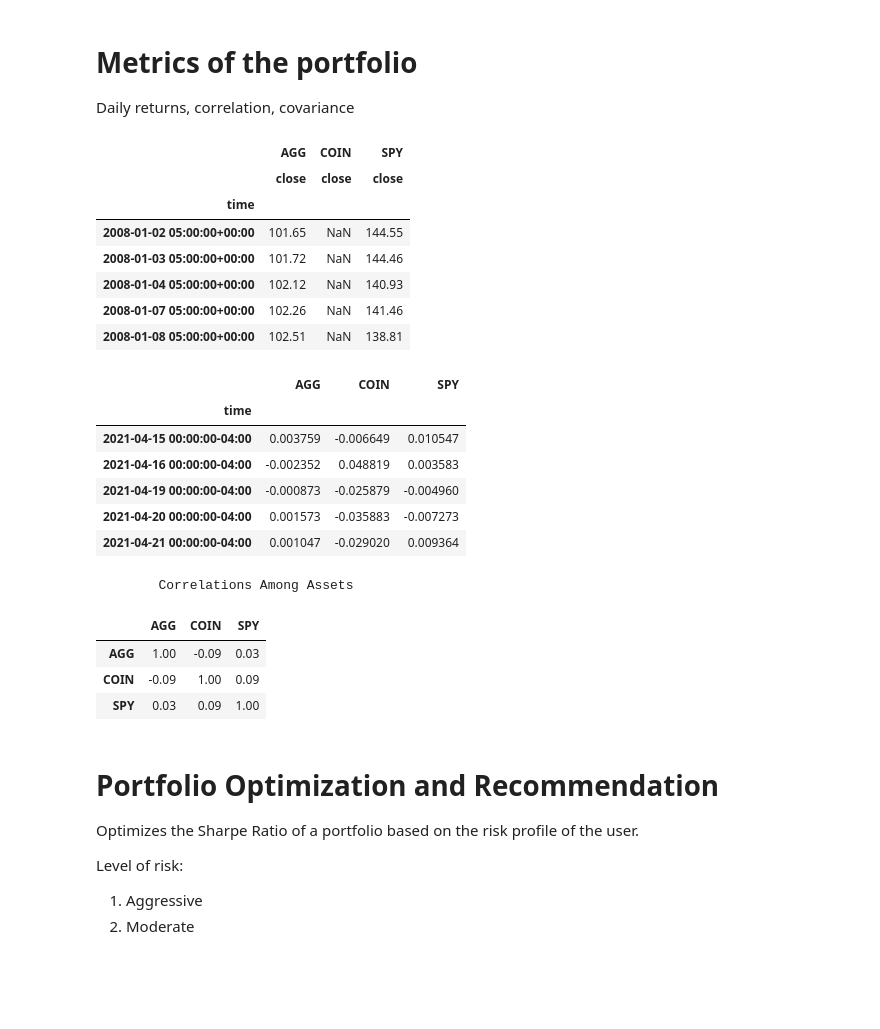
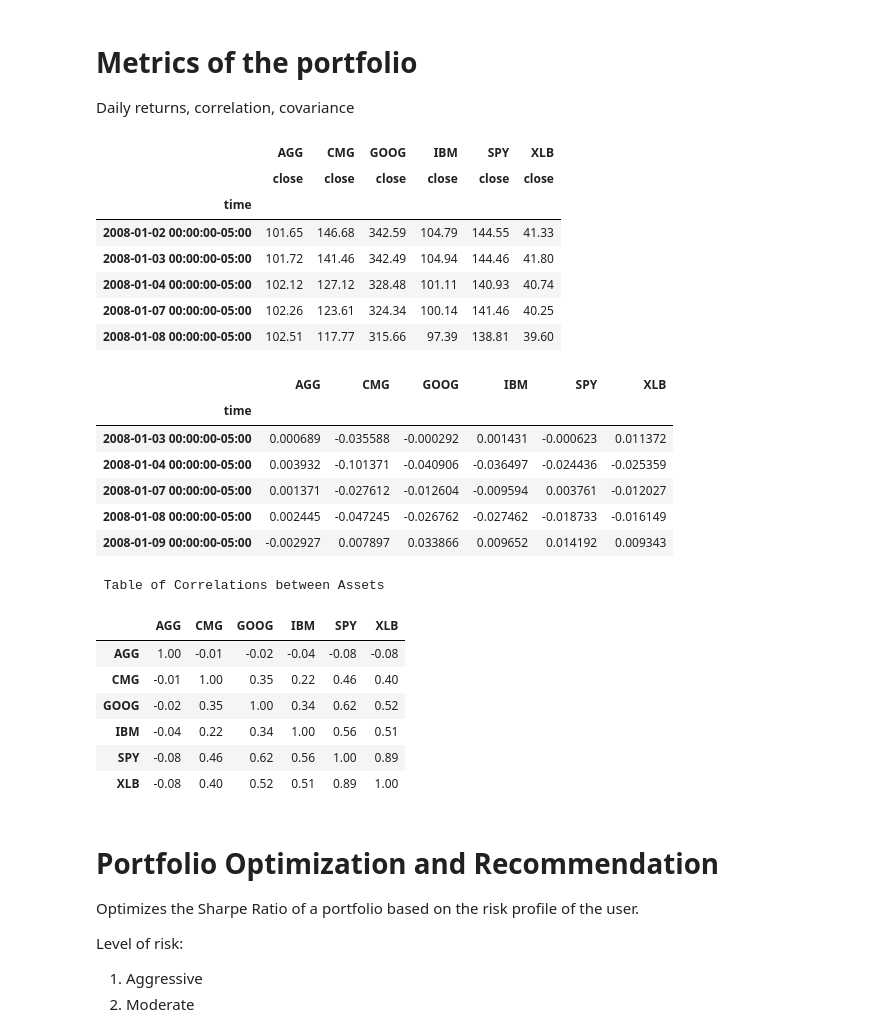
Before and after one commit to woodedlawn/awesome_retirement_portfolio_projector_tool, a Jupyter notebook: awesome_portfolio.ipynb, the cells around one changed output. Saved outputs shown, nothing was run; the diff lists cells and outputs as text; code cells hidden in the pictures; blank space fills up the shorter version.

```diff
--- a/awesome_portfolio.ipynb
+++ b/awesome_portfolio.ipynb
@@ -58,6 +60,0 @@ I plan on retiring in 10.0 years.
-# %%
-#CHANGE IN INITIAL POSITION
-new_quantities=pd.DataFrame({'quantity':[10,20,500,1000]})
-new_quantities
-portfolio_df.update(new_quantities)
-portfolio_df
@@ -116,7 +118,7 @@ def format_date_iso(date):
     return pd.Timestamp(date, tz="America/New_York").isoformat()
 
 # empty DF to hold alpaca data
-all_results_df = pd.DataFrame()
+portfolio_close_prices_df = pd.DataFrame()
 
 
 next_batch_date = first_date
@@ -139,11 +141,11 @@ while num_days_data_needed > 0:
 
     results_batch_df.drop(['open', 'high', 'low', 'volume'], level=1, axis=1, inplace=True)
 
-    all_results_df = pd.concat([all_results_df, results_batch_df])
+    portfolio_close_prices_df = pd.concat([portfolio_close_prices_df, results_batch_df])
     num_days_data_needed -= batch_size
 
-all_results_df.sort_index(inplace=True)
+portfolio_close_prices_df.sort_index(inplace=True)
 
 # Display data
-all_results_df
+portfolio_close_prices_df
 # %% [output]
@@ -231,36 +205,39 @@ portfolio_prices = all_results_df
 # %%
-portfolio_prices.head()
+portfolio_close_prices_df.head()
 # %% [output]
-|  | AGG | COIN | SPY |
-|  | close | close | close |
-| time |  |  |  |
-| 2008-01-02 05:00:00+00:00 | 101.65 | NaN | 144.55 |
-| 2008-01-03 05:00:00+00:00 | 101.72 | NaN | 144.46 |
-| 2008-01-04 05:00:00+00:00 | 102.12 | NaN | 140.93 |
-| 2008-01-07 05:00:00+00:00 | 102.26 | NaN | 141.46 |
-| 2008-01-08 05:00:00+00:00 | 102.51 | NaN | 138.81 |
+|  | AGG | CMG | GOOG | IBM | SPY | XLB |
+|  | close | close | close | close | close | close |
+| time |  |  |  |  |  |  |
+| 2008-01-02 00:00:00-05:00 | 101.65 | 146.68 | 342.59 | 104.79 | 144.55 | 41.33 |
+| 2008-01-03 00:00:00-05:00 | 101.72 | 141.46 | 342.49 | 104.94 | 144.46 | 41.80 |
+| 2008-01-04 00:00:00-05:00 | 102.12 | 127.12 | 328.48 | 101.11 | 140.93 | 40.74 |
+| 2008-01-07 00:00:00-05:00 | 102.26 | 123.61 | 324.34 | 100.14 | 141.46 | 40.25 |
+| 2008-01-08 00:00:00-05:00 | 102.51 | 117.77 | 315.66 | 97.39 | 138.81 | 39.60 |
 # %%
-portfolio_daily_returns = portfolio_prices.pct_change(1).dropna()
+portfolio_daily_returns = portfolio_close_prices_df.pct_change(1).dropna()
 portfolio_daily_returns.columns = portfolio_daily_returns.columns.droplevel(1)
 portfolio_daily_returns.head()
 # %% [output]
-|  | AGG | COIN | SPY |
-| time |  |  |  |
-| 2021-04-15 00:00:00-04:00 | 0.003759 | -0.006649 | 0.010547 |
-| 2021-04-16 00:00:00-04:00 | -0.002352 | 0.048819 | 0.003583 |
-| 2021-04-19 00:00:00-04:00 | -0.000873 | -0.025879 | -0.004960 |
-| 2021-04-20 00:00:00-04:00 | 0.001573 | -0.035883 | -0.007273 |
-| 2021-04-21 00:00:00-04:00 | 0.001047 | -0.029020 | 0.009364 |
+|  | AGG | CMG | GOOG | IBM | SPY | XLB |
+| time |  |  |  |  |  |  |
+| 2008-01-03 00:00:00-05:00 | 0.000689 | -0.035588 | -0.000292 | 0.001431 | -0.000623 | 0.011372 |
+| 2008-01-04 00:00:00-05:00 | 0.003932 | -0.101371 | -0.040906 | -0.036497 | -0.024436 | -0.025359 |
+| 2008-01-07 00:00:00-05:00 | 0.001371 | -0.027612 | -0.012604 | -0.009594 | 0.003761 | -0.012027 |
+| 2008-01-08 00:00:00-05:00 | 0.002445 | -0.047245 | -0.026762 | -0.027462 | -0.018733 | -0.016149 |
+| 2008-01-09 00:00:00-05:00 | -0.002927 | 0.007897 | 0.033866 | 0.009652 | 0.014192 | 0.009343 |
 # %%
-# Calculates correlation of securities in the client_portfolio_prices
-print("        Correlations Among Assets")
+# Calculates correlation of securities in the client_portfolio_close_prices_df
+print(f"\033[1m Table of Correlations between Assets")
 round(portfolio_daily_returns.corr(),2)
 # %% [output]
-        Correlations Among Assets
+ Table of Correlations between Assets
-|  | AGG | COIN | SPY |
-| AGG | 1.00 | -0.09 | 0.03 |
-| COIN | -0.09 | 1.00 | 0.09 |
-| SPY | 0.03 | 0.09 | 1.00 |
+|  | AGG | CMG | GOOG | IBM | SPY | XLB |
+| AGG | 1.00 | -0.01 | -0.02 | -0.04 | -0.08 | -0.08 |
+| CMG | -0.01 | 1.00 | 0.35 | 0.22 | 0.46 | 0.40 |
+| GOOG | -0.02 | 0.35 | 1.00 | 0.34 | 0.62 | 0.52 |
+| IBM | -0.04 | 0.22 | 0.34 | 1.00 | 0.56 | 0.51 |
+| SPY | -0.08 | 0.46 | 0.62 | 0.56 | 1.00 | 0.89 |
+| XLB | -0.08 | 0.40 | 0.52 | 0.51 | 0.89 | 1.00 |
 # %% [markdown]
 # Portfolio Optimization and Recommendation
 
```
Also changed, not shown: parts of 46 cells of this notebook, 1 other file.
